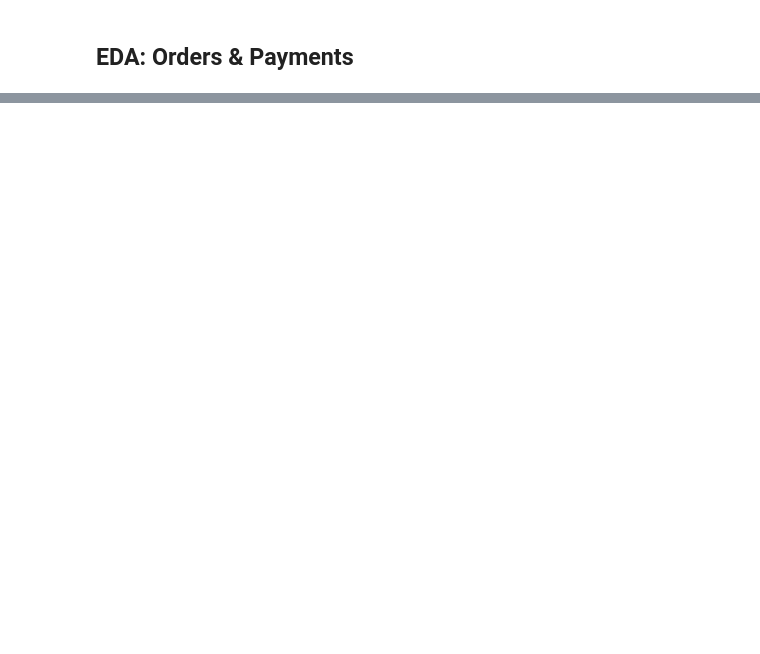
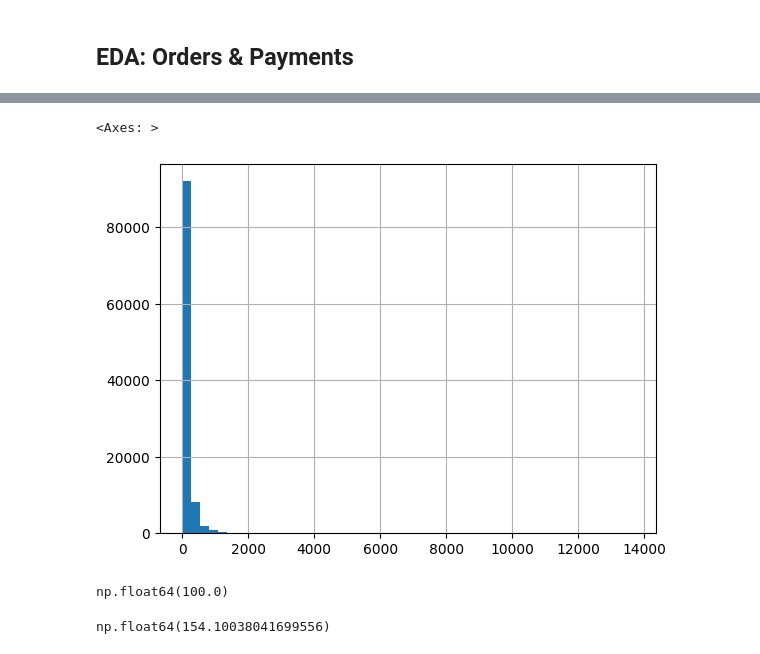
Before and after one commit to khareparth12-sketch/ecommerce-customer-and-sales-analysis, a Jupyter notebook: notebooks/03_eda.ipynb, the cells around one changed output, grey strips where cells are left out. Saved outputs shown, nothing was run; the diff lists cells and outputs as text; code cells hidden in the pictures; blank space fills up the shorter version.

Commit message:
EDA: Orders vs Payments

```diff
--- a/notebooks/03_eda.ipynb
+++ b/notebooks/03_eda.ipynb
@@ -34,0 +217,2 @@ dtype: object
+# %%
+payments['zero_payment_flag'] = payments['payment_value'] == 0
@@ -34,0 +236,13 @@ dtype: object
+# %%
+payments['payment_value'].hist(bins=50)
+# %% [output]
+<Axes: >
+[figure, added]
+# %%
+payments['payment_value'].median()
+# %% [output]
+np.float64(100.0)
+# %%
+payments['payment_value'].mean()
+# %% [output]
+np.float64(154.10038041699556)
```
Also changed, not shown: parts of 60 cells of this notebook.
